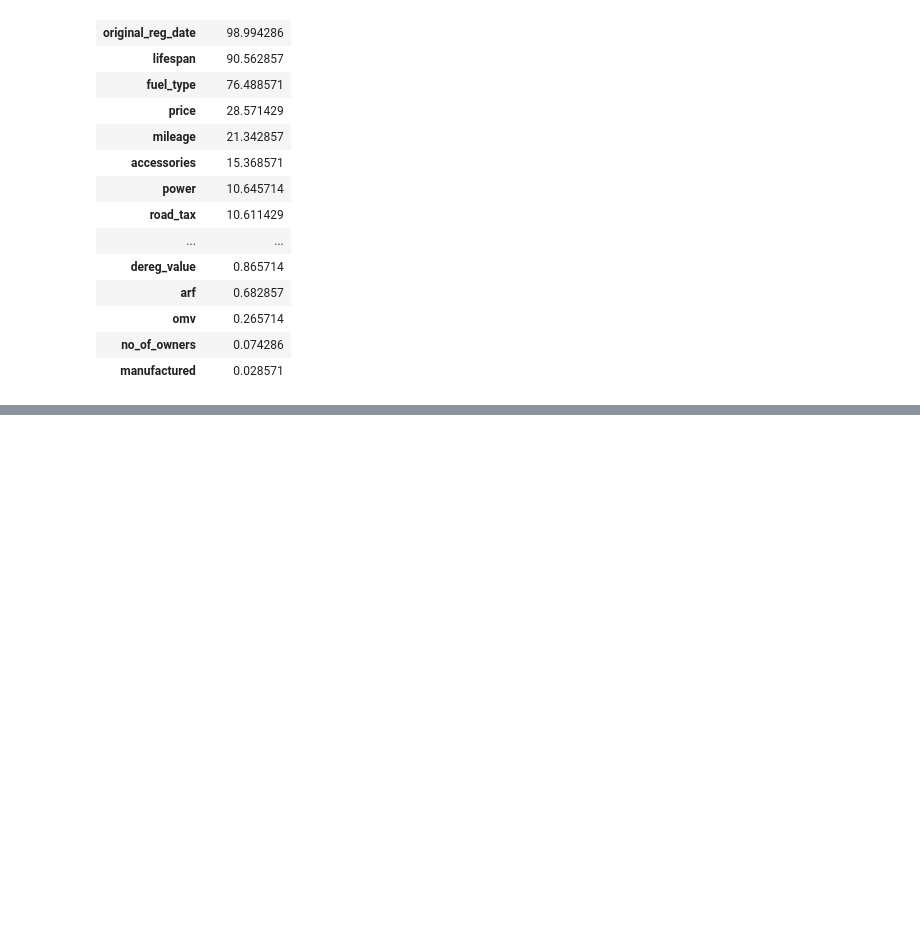
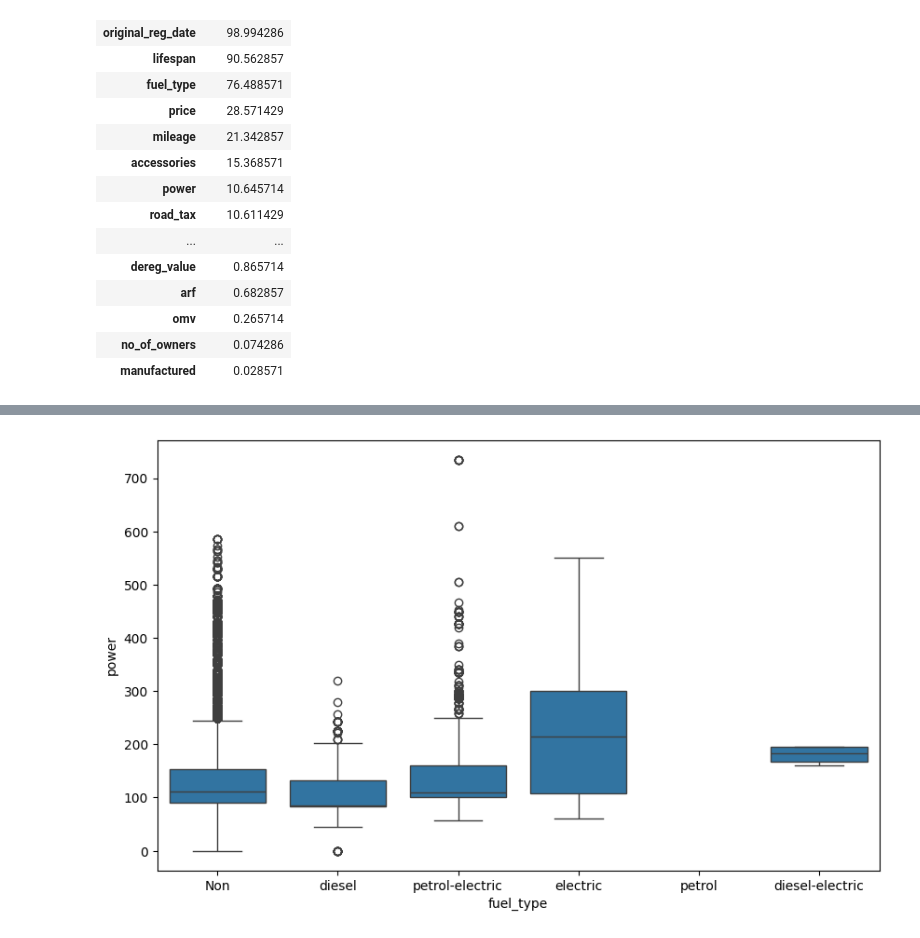
Before and after one commit to JunjieZ728/CS5228-Project, a Jupyter notebook: Untitled.ipynb, the cells around one changed output, grey strips where cells are left out. Cells and saved outputs as stored; diff of their text form; code cells hidden in the pictures; blank space fills up the shorter version.

```diff
--- a/Untitled.ipynb
+++ b/Untitled.ipynb
@@ -196,0 +239,7 @@ test_data['manufactured'].fillna(None,inplace=True)
+# %%
+# train_data['power'].fillna(train_data['power'].median(), inplace=True)
+plt.figure(figsize=(10, 6))
+sns.boxplot(x='fuel_type', y='power', data=train_data)
+plt.show()
+# %% [output]
+[figure, added]
```
Also changed, not shown: parts of 11 cells of this notebook, 1 other file.
